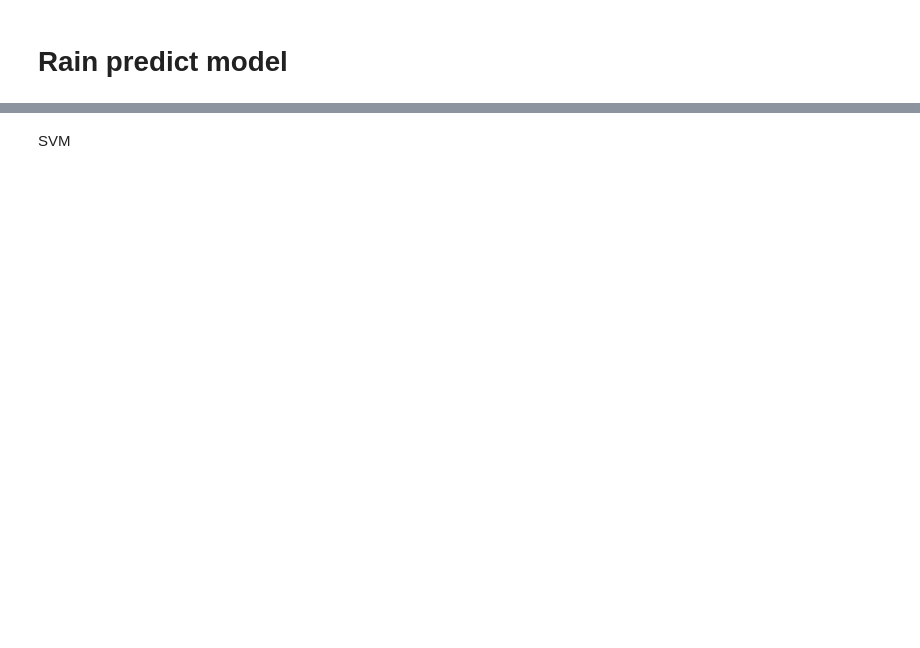
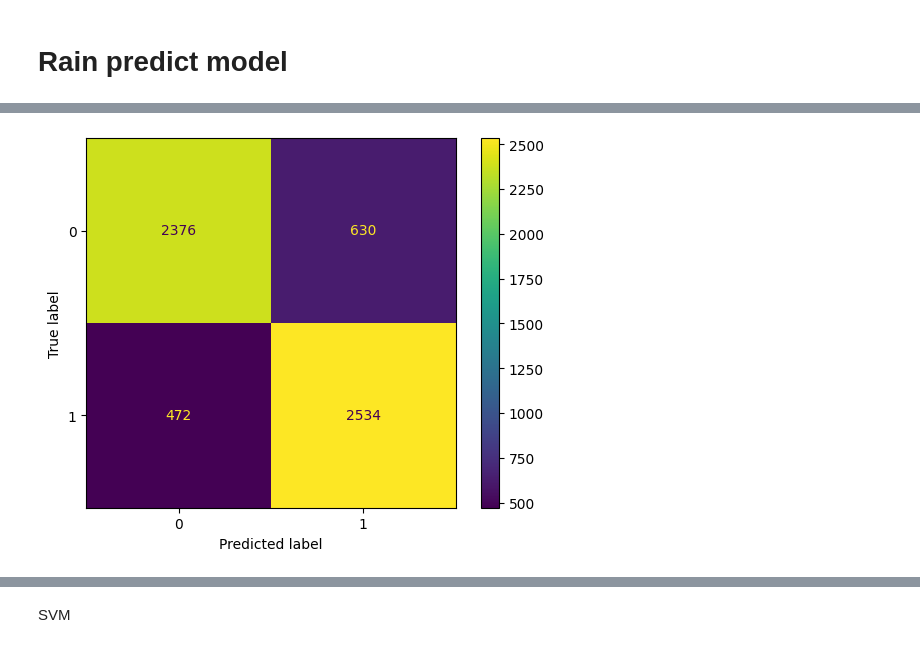
Before and after one commit to Cancogang69/SE355, a Jupyter notebook: model_1.ipynb, the cells around one changed output, grey strips where cells are left out. Saved outputs shown, nothing was run; the diff lists cells and outputs as text; code cells hidden in the pictures; blank space fills up the shorter version.

```diff
--- a/model_1.ipynb
+++ b/model_1.ipynb
@@ -206,0 +147,10 @@ Test confusion matrix:
+# %%
+Y_train_rain = Y_trains[0].T[0]
+# %%
+def logistic(X_train, Y_train):
+  logis = LogisticRegression()
+  logis.fit(X_train, Y_train)
+  train_pred = logis.predict(X_train)
+  return train_pred, logis
+# %%
+rain_train_pred, rain_logis= logistic(X_trains[0], Y_train_rain)
@@ -206,0 +165,11 @@ Test confusion matrix:
+# %%
+def cm_display(true_labels, pred_labels):
+  classes = np.unique(true_labels)
+  cm = confusion_matrix(true_labels, pred_labels, labels=classes)
+  disp = ConfusionMatrixDisplay(confusion_matrix=cm, display_labels=classes)
+  disp.plot()
+  plt.show()
+# %%
+cm_display(Y_train_rain, rain_train_pred)
+# %% [output]
+[figure, added]
```
Also changed, not shown: parts of 136 cells of this notebook.
